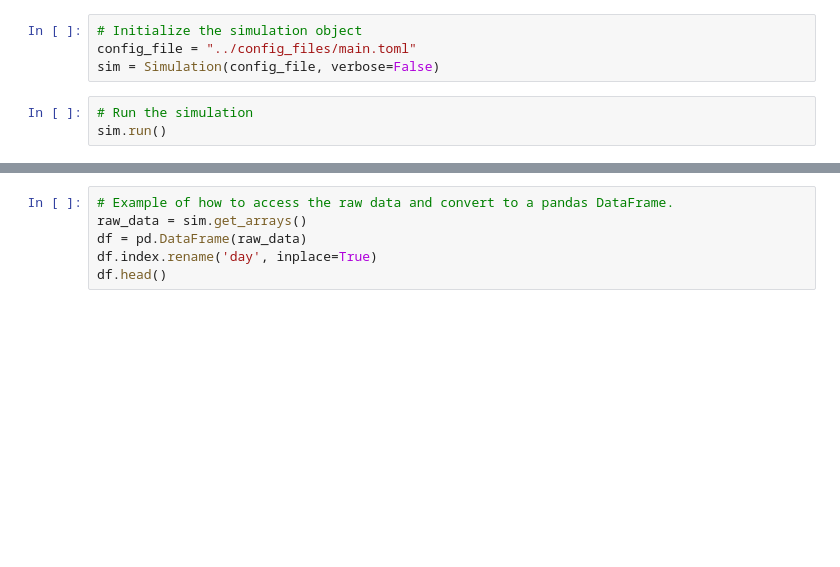
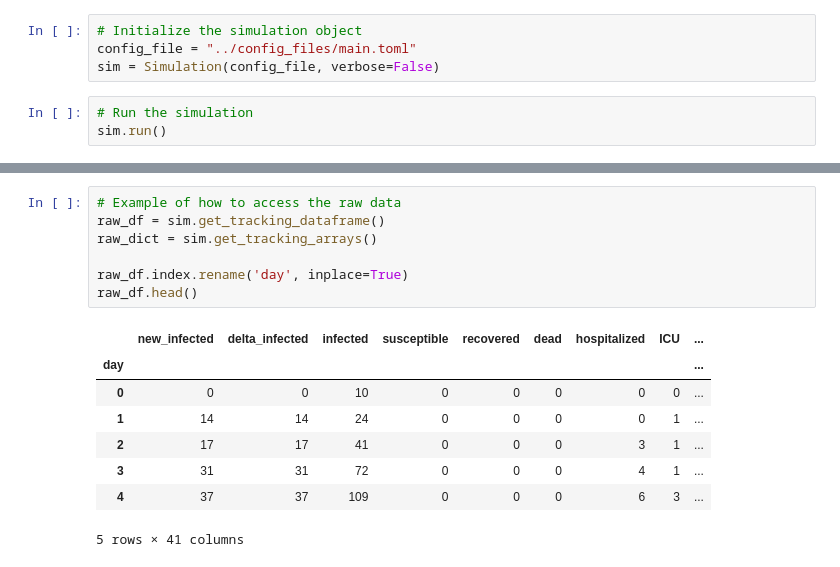
Before and after one commit to Queens-Physics/quaboom, a Jupyter notebook: notebooks/run_epidemic_plot.ipynb, the cells around one changed output, grey strips where cells are left out. Cells and saved outputs as stored; diff of their text form; blank space fills up the shorter version.

```diff
--- a/notebooks/run_epidemic_plot.ipynb
+++ b/notebooks/run_epidemic_plot.ipynb
@@ -44,6 +28,16 @@ sim.plot(**plot_kws)
 # %%
-# Example of how to access the raw data and convert to a pandas DataFrame.
-raw_data = sim.get_arrays()
-df = pd.DataFrame(raw_data)
-df.index.rename('day', inplace=True)
-df.head()
+# Example of how to access the raw data
+raw_df = sim.get_tracking_dataframe()
+raw_dict = sim.get_tracking_arrays()
+
+raw_df.index.rename('day', inplace=True)
+raw_df.head()
+# %% [output]
+|  | new_infected | delta_infected | infected | susceptible | recovered | dead | hospitalized | ICU | ... |
+| day |  |  |  |  |  |  |  |  | ... |
+| 0 | 0 | 0 | 10 | 0 | 0 | 0 | 0 | 0 | ... |
+| 1 | 14 | 14 | 24 | 0 | 0 | 0 | 0 | 1 | ... |
+| 2 | 17 | 17 | 41 | 0 | 0 | 0 | 3 | 1 | ... |
+| 3 | 31 | 31 | 72 | 0 | 0 | 0 | 4 | 1 | ... |
+| 4 | 37 | 37 | 109 | 0 | 0 | 0 | 6 | 3 | ... |
+5 rows × 41 columns
```
Also changed, not shown: parts of 5 cells of this notebook, 1 other file.
